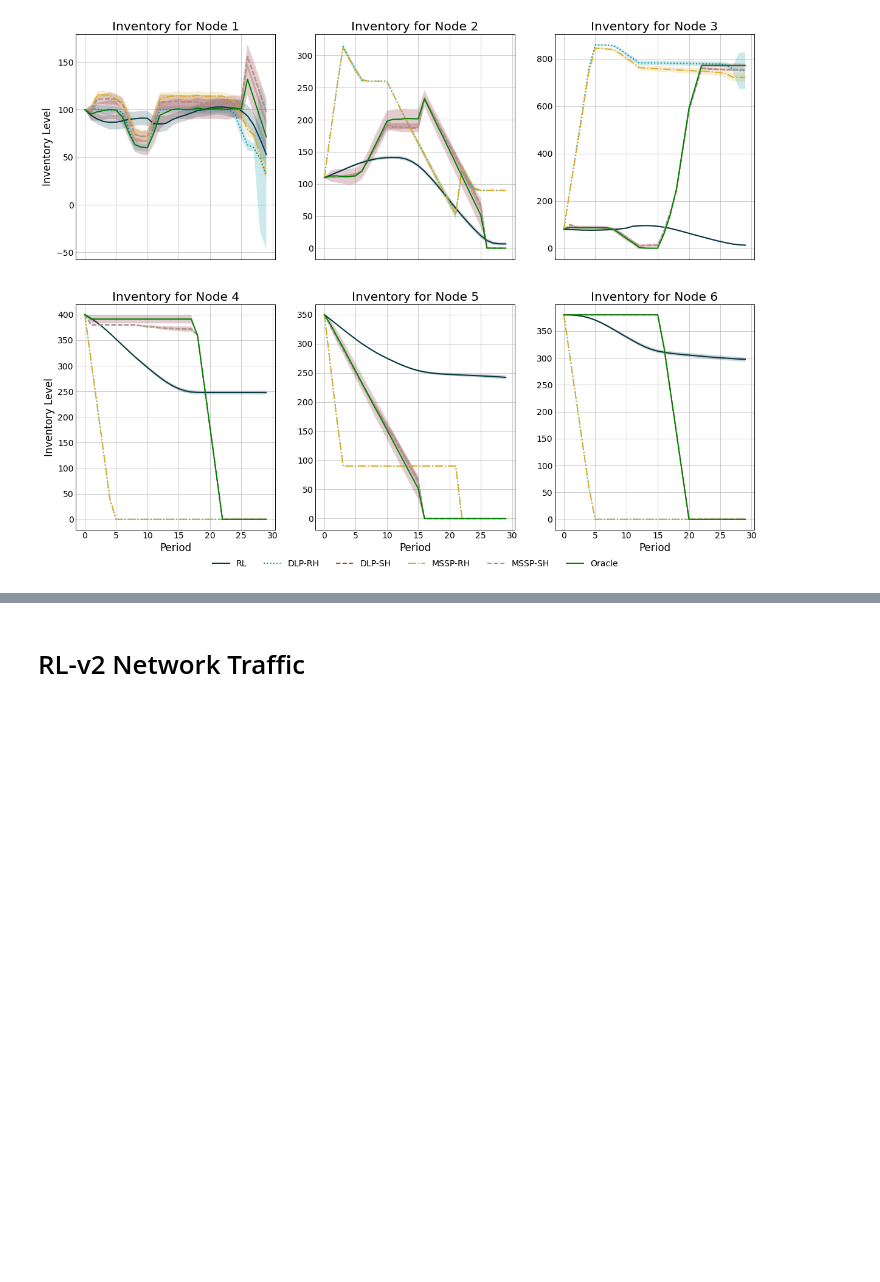
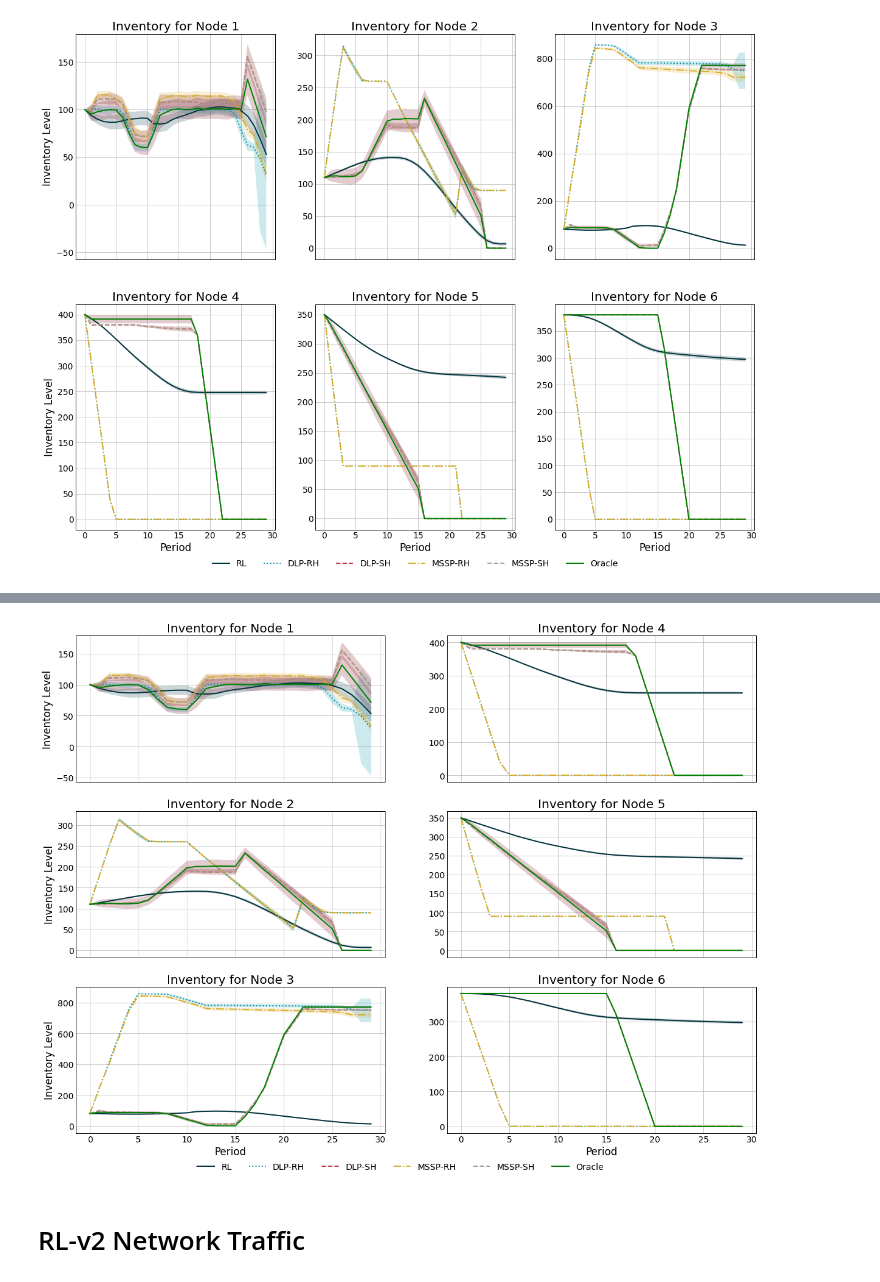
Before and after one commit to grossmann-group/or-gym, a Jupyter notebook: notebooks/results_plots.ipynb, the cells around one changed output, grey strips where cells are left out. Cells and saved outputs as stored; diff of their text form; code cells hidden in the pictures; blank space fills up the shorter version.

Commit message:
updated plots

```diff
--- a/notebooks/results_plots.ipynb
+++ b/notebooks/results_plots.ipynb
@@ -358,3 +358,10 @@ ax[1, 2].set_xlabel('Period')
 plt.show()
 # %% [output]
 [figure]
+# %%
+for i in range(6):
+    row = 0 if i <= 1 else 1
+    col = i % 2
+    col = 0 if i <= 2 else 1
+    row = i % 3
+    print(i, row, col)
@@ -361,3 +375,88 @@ plt.show()
+# %%
+rl3_inv = sum_echelon_inventory(rl_v3)
+rh3_inv = sum_echelon_inventory(rh_v3)
+sh3_inv = sum_echelon_inventory(sh_v3)
+sp_rh3_inv = sum_echelon_inventory(sp_rh_v3)
+sp_sh3_inv = sum_echelon_inventory(sp_sh_v3)
+or3_inv = sum_echelon_inventory(or_v3)
+
+linestyles = ['solid', 'dotted', 'dashed', 'dashdot', 'dashed', 'solid']
+
+fig, ax = plt.subplots(3, 2, figsize=(20, 15), sharex=True)
+
+for i, (k, v) in enumerate(rl3_inv.items()):
+    col = 0 if i <= 2 else 1
+    row = i % 3
+
+    m = v.mean(axis=0)[:30]
+    s = v.std(axis=0)[:30]
+    ax[row, col].plot(m, label='RL', linestyle=linestyles[0])
+    ax[row, col].fill_between(np.arange(len(m)), m+s, m-s, alpha=0.2)
+    ax[row, col].set_title('Inventory for Node {}'.format(k))
+#     ax[row, col].set_ylabel('Inventory Level')
+#     ax[row, col].set_xlabel('Period')
+
+for i, (k, v) in enumerate(rh3_inv.items()):
+    col = 0 if i <= 2 else 1
+    row = i % 3
+
+    m = v.mean(axis=0)[:30]
+    s = v.std(axis=0)[:30]
+    ax[row, col].plot(m, label='DLP-RH', linestyle=linestyles[1])
+    ax[row, col].fill_between(np.arange(len(m)), m+s, m-s, alpha=0.2)
+
+for i, (k, v) in enumerate(sh3_inv.items()):
+    col = 0 if i <= 2 else 1
+    row = i % 3
+
+    m = v.mean(axis=0)[:30]
+    s = v.std(axis=0)[:30]
+    ax[row, col].plot(m, label='DLP-SH', linestyle=linestyles[2])
+    ax[row, col].fill_between(np.arange(len(m)), m+s, m-s, alpha=0.2)
+
+for i, (k, v) in enumerate(sp_rh3_inv.items()):
+    col = 0 if i <= 2 else 1
+    row = i % 3
+
+    m = v.mean(axis=0)[:30]
+    s = v.std(axis=0)[:30]
+    ax[row, col].plot(m, label='MSSP-RH', linestyle=linestyles[3])
+    ax[row, col].fill_between(np.arange(len(m)), m+s, m-s, alpha=0.2)
+
+for i, (k, v) in enumerate(sp_sh3_inv.items()):
+    col = 0 if i <= 2 else 1
+    row = i % 3
+
+    m = v.mean(axis=0)[:30]
+    s = v.std(axis=0)[:30]
+    ax[row, col].plot(m, label='MSSP-SH', linestyle=linestyles[4])
+    ax[row, col].fill_between(np.arange(len(m)), m+s, m-s, alpha=0.2)
+
+for i, (k, v) in enumerate(or3_inv.items()):
+    col = 0 if i <= 2 else 1
+    row = i % 3
+
+    m = v.mean(axis=0)[:30]
+    s = v.std(axis=0)[:30]
+    ax[row, col].plot(m, label='Oracle', linestyle=linestyles[5], c='g')
+    ax[row, col].fill_between(np.arange(len(m)), m+s, m-s, alpha=0.2)
+
+ax[2, 1].legend(loc='upper center', bbox_to_anchor=(-0.15, -0.15),
+    fancybox=False, shadow=False, ncol=6)
+
+ax[0, 0].set_ylabel('Inventory Level')
+ax[1, 0].set_ylabel('Inventory Level')
+ax[2, 0].set_ylabel('Inventory Level')
+ax[2, 0].set_xlabel('Period')
+ax[2, 1].set_xlabel('Period')
+# ax[1, 2].set_xlabel('Period')
+
+# plt.suptitle('Inventory Levels by Node for IMP with Lost Sales', y=0.95, size=25)
+
+# plt.tight_layout()
+plt.show()
+# %% [output]
+[figure, added]
 # %% [markdown]
 # RL-v2 Network Traffic
 # %%
```
Also changed, not shown: parts of 1 cell of this notebook, 3 other files.
